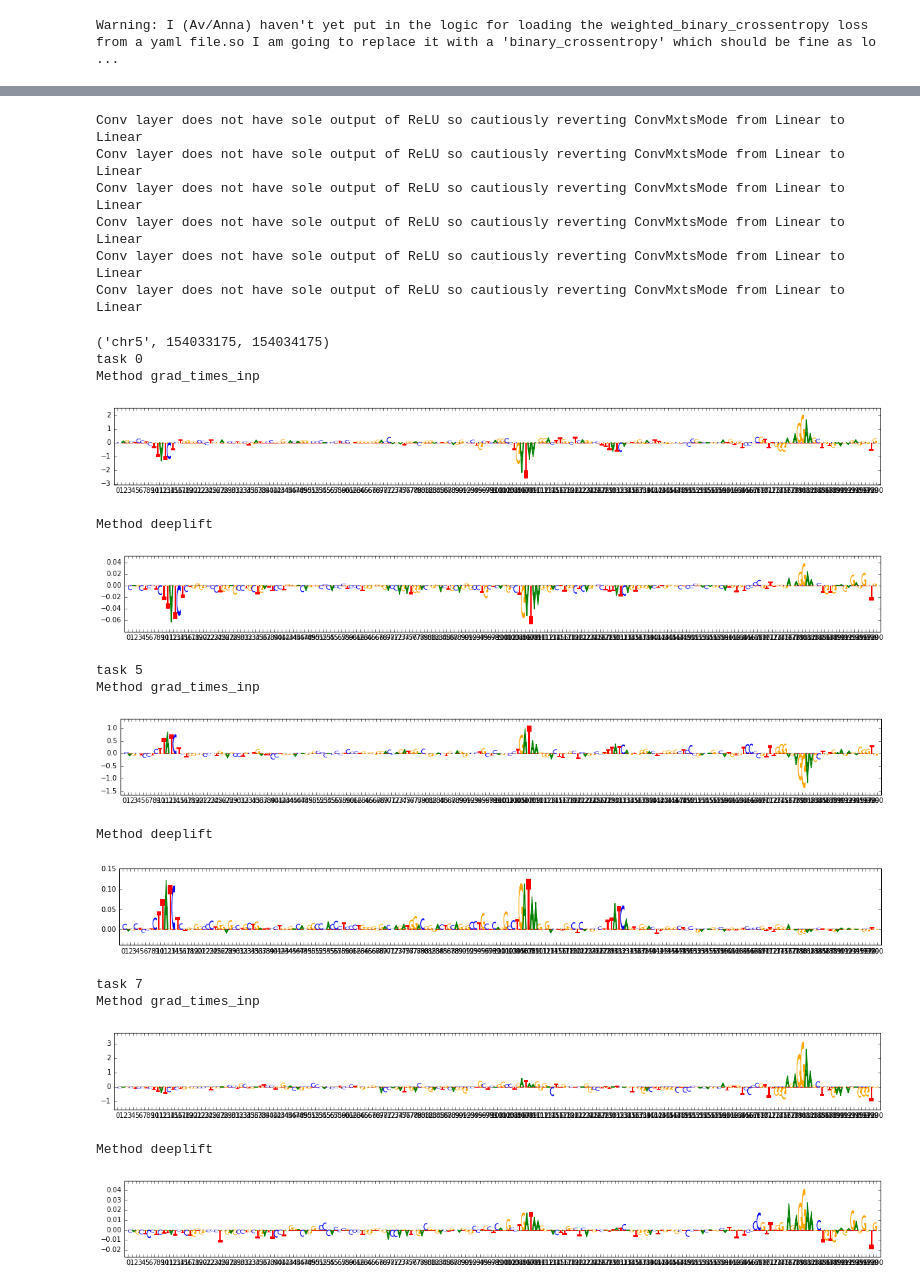
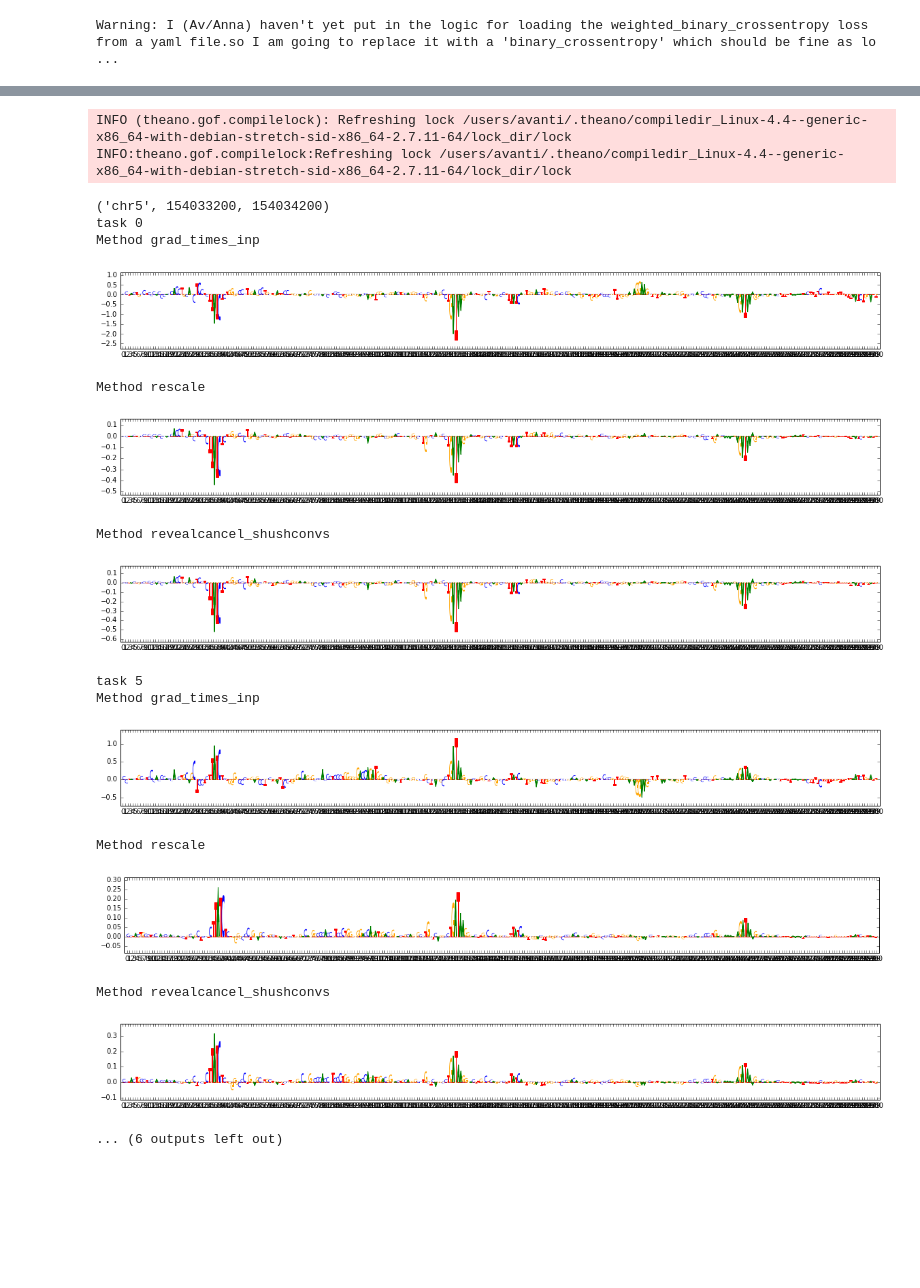
Before and after one commit to kundajelab/av_scripts, a Jupyter notebook: adhoc/forPeaGreens/cshl_sprint/QuickCalculateImportanceScores.ipynb, the cells around one changed output, grey strips where cells are left out. Cells and saved outputs as stored; diff of their text form; code cells hidden in the pictures; blank space fills up the shorter version.

Commit message:
updated calc of imp scores to have revealcancel

```diff
--- a/adhoc/forPeaGreens/cshl_sprint/QuickCalculateImportanceScores.ipynb
+++ b/adhoc/forPeaGreens/cshl_sprint/QuickCalculateImportanceScores.ipynb
@@ -22,6 +45,17 @@ from deeplift.conversion import keras_conversion as kc
 reload(kc)
 from deeplift.blobs.core import NonlinearMxtsMode, DenseMxtsMode
 
+#assumes branch: splitting_pos_and_neg for DeepLIFT
+
 method_to_model = OrderedDict()
 method_to_model['grad_times_inp'] = kc.convert_sequential_model(model=keras_model, nonlinear_mxts_mode=NonlinearMxtsMode.Gradient)
-method_to_model['deeplift'] = kc.convert_sequential_model(model=keras_model, nonlinear_mxts_mode=NonlinearMxtsMode.DeepLIFT)
+method_to_model['rescale'] = kc.convert_sequential_model(model=keras_model, nonlinear_mxts_mode=NonlinearMxtsMode.Rescale)
+method_to_model['revealcancel_shushconvs'] = kc.convert_sequential_model(model=keras_model, nonlinear_mxts_mode=NonlinearMxtsMode.RevealCancel,
+                                                              layer_overrides={2: {'nonlinear_mxts_mode':NonlinearMxtsMode.Rescale},
+                                                                               6: {'nonlinear_mxts_mode':NonlinearMxtsMode.Rescale},
+                                                                               10: {'nonlinear_mxts_mode':NonlinearMxtsMode.Rescale}})
+method_to_model['revealcancel_shushconvsandfirstfc'] = kc.convert_sequential_model(model=keras_model, nonlinear_mxts_mode=NonlinearMxtsMode.RevealCancel,
+                                                              layer_overrides={2: {'nonlinear_mxts_mode':NonlinearMxtsMode.Rescale},
+                                                                               6: {'nonlinear_mxts_mode':NonlinearMxtsMode.Rescale},
+                                                                               10: {'nonlinear_mxts_mode':NonlinearMxtsMode.Rescale},
+                                                                               14: {'nonlinear_mxts_mode':NonlinearMxtsMode.Rescale}})
@@ -32,69 +86,80 @@ for method in method_to_model:
     method_to_func[method] = method_to_model[method].get_target_contribs_func(target_layer_idx=-2,
                                                                               find_scores_layer_idx=0)
 # %% [output]
-Conv layer does not have sole output of ReLU so cautiously reverting ConvMxtsMode from Linear to Linear
-Conv layer does not have sole output of ReLU so cautiously reverting ConvMxtsMode from Linear to Linear
-Conv layer does not have sole output of ReLU so cautiously reverting ConvMxtsMode from Linear to Linear
-Conv layer does not have sole output of ReLU so cautiously reverting ConvMxtsMode from Linear to Linear
-Conv layer does not have sole output of ReLU so cautiously reverting ConvMxtsMode from Linear to Linear
-Conv layer does not have sole output of ReLU so cautiously reverting ConvMxtsMode from Linear to Linear
+INFO (theano.gof.compilelock): Refreshing lock /users/avanti/.theano/compiledir_Linux-4.4--generic-x86_64-with-debian-stretch-sid-x86_64-2.7.11-64/lock_dir/lock
+INFO:theano.gof.compilelock:Refreshing lock /users/avanti/.theano/compiledir_Linux-4.4--generic-x86_64-with-debian-stretch-sid-x86_64-2.7.11-64/lock_dir/lock
 # %%
 from avutils.util import seq_to_2d_image
 from deeplift.visualization.viz_sequence import plot_weights
+import deeplift
 import numpy as np
+reload(deeplift.util)
+reload(deeplift)
+import avutils
+from avutils.dinuc_shuffle import dinuc_shuffle
 
 regions_to_viz = [
-    ("chr5",154033175,154034175)
+    ("chr5",154033200,154034200)
+    #("chr5",154033225,154034225)
+    #("chr5",154032675,154034675) 2kb
 ]
 !touch temp.bed
 fh = open('temp.bed','w')
 for chrom,start,end in regions_to_viz:
     fh.write(chrom+"\t"+str(start)+"\t"+str(end)+"\n")
 fh.close()
 
 #getfasta
 !bedtools getfasta -fi /mnt/data/annotations/by_organism/human/hg19.GRCh37/hg19.genome.fa -tab -bed temp.bed -fo temp.fa
-onehot_inp = np.array([seq_to_2d_image(x.split("\t")[1]) for x in open('temp.fa','r').read().split("\n") if len(x) > 0])
+input_data_sequences = [x.split("\t")[1] for x in open('temp.fa','r').read().split("\n") if len(x) > 0]
+onehot_inp = np.array([seq_to_2d_image(x) for x in input_data_sequences])
 
 tasks = [0, 5, 7]
 #compute the scores on regions_to_viz
 task_to_method_to_scores = OrderedDict()
 
 for task in tasks:
     task_to_method_to_scores[task] = OrderedDict()
     for method in method_to_func:
+        scoring_func = method_to_func[method]
+        many_refs_func = deeplift.util.get_shuffle_seq_ref_function(
+            score_computation_function=scoring_func,
+            shuffle_func=avutils.dinuc_shuffle.dinuc_shuffle,
+            #func to one-hot encode array of sequences:
+            one_hot_func=lambda x: np.array([seq_to_2d_image(seq) for seq in x])
+        )
         task_to_method_to_scores[task][method] =\
-            np.sum(method_to_func[method](
+            np.sum(many_refs_func(
                 task_idx=task,
-                input_data_list = [onehot_inp],
-                input_references_list = np.array([0.27, 0.23, 0.23, 0.27])[None,None,:,None],
+                input_data_sequences = input_data_sequences,
+                num_refs_per_seq=50,
                 progress_update = None,
                 batch_size=200), axis=-2)[:,:,None,:]*onehot_inp #sum scores over channel and project onto base that's present
 
-half_window_to_plot=100 #will plot central half_window_to_plot*2 bp
+half_window_to_plot=150 #will plot central half_window_to_plot*2 bp
 midpoint = int(onehot_inp.shape[-1]/2)
 for i in range(len(regions_to_viz)):
     print(regions_to_viz[i])
     for task in task_to_method_to_scores:
         print("task",task)
-        for method in task_to_method_to_scores[task]:
+        for method in ['grad_times_inp', 'rescale', 'revealcancel_shushconvs']:
             print("Method",method)
             scores_to_plot = task_to_method_to_scores[task][method][i][:,:,midpoint-half_window_to_plot:midpoint+half_window_to_plot]
             plot_weights(scores_to_plot)
 # %% [output]
-('chr5', 154033175, 154034175)
+('chr5', 154033200, 154034200)
 task 0
 Method grad_times_inp
-[figure, old version]
+[figure, new version]
-Method deeplift
+Method rescale
-[figure, old version]
+[figure, new version]
-task 5
-Method grad_times_inp
+Method revealcancel_shushconvs
-[figure, old version]
+[figure, new version]
-Method deeplift
+task 5
+Method grad_times_inp
-[figure, old version]
+[figure, new version]
-task 7
-Method grad_times_inp
+Method rescale
-[figure, old version]
+[figure, new version]
-Method deeplift
+Method revealcancel_shushconvs
-[figure, old version]
+[figure, new version]
+... (6 outputs left out)
```
Also changed, not shown: parts of 4 cells of this notebook.
